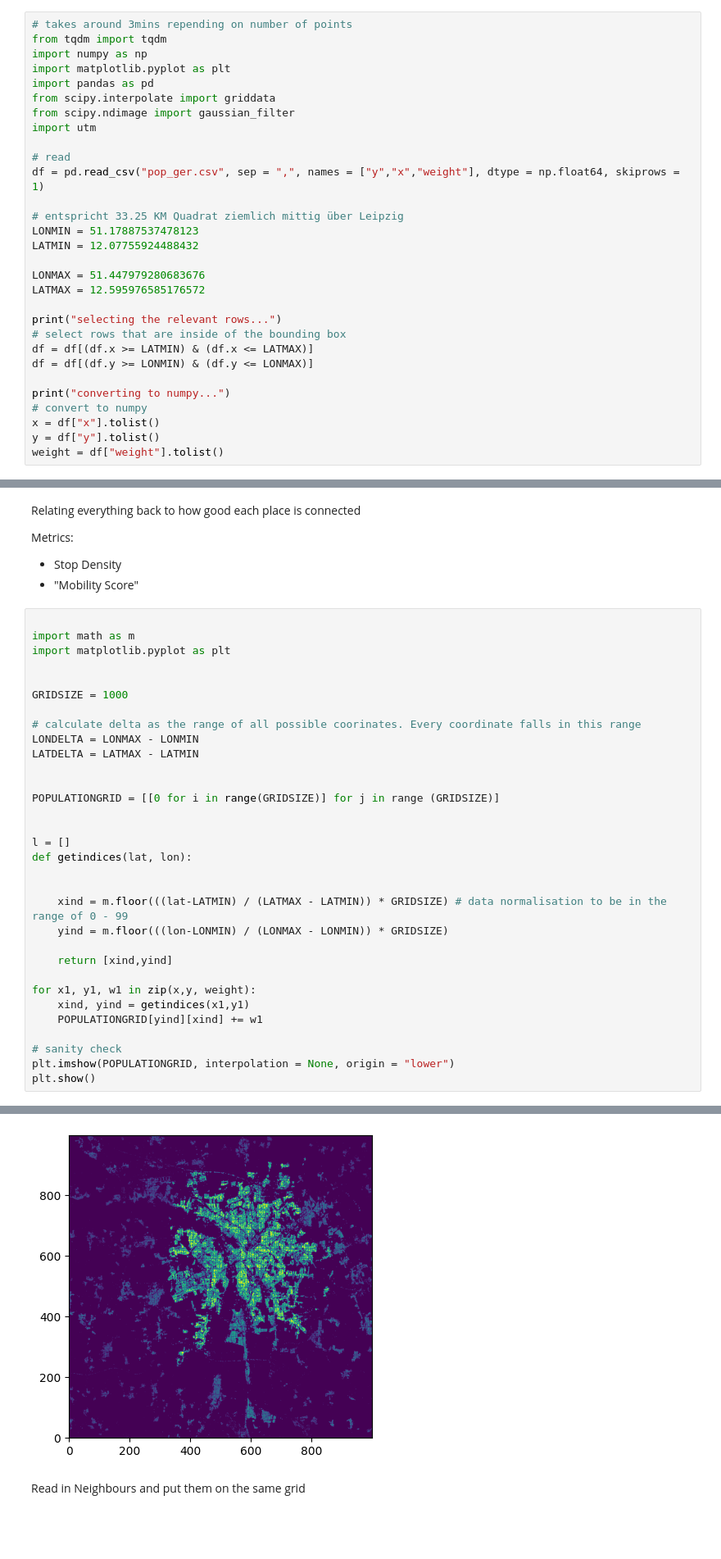
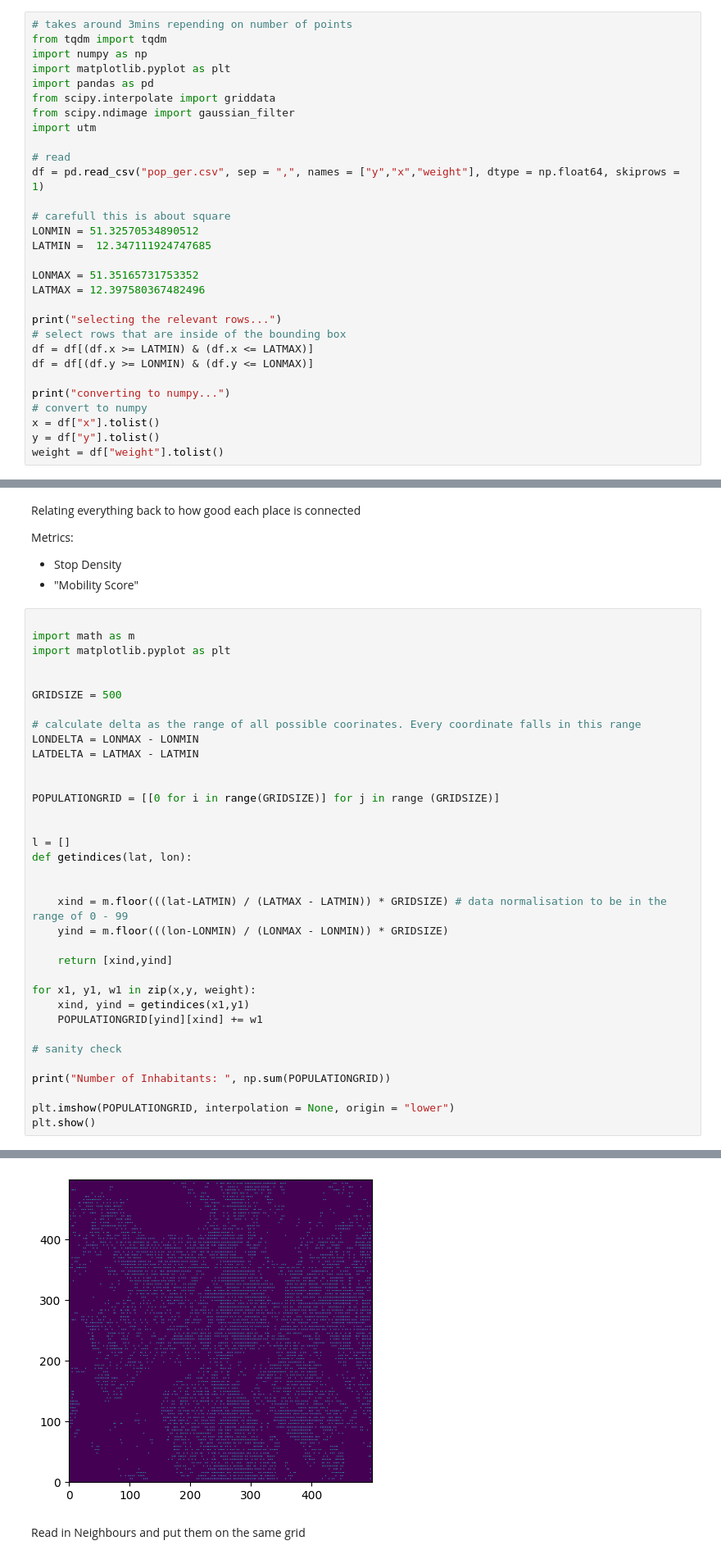
Before and after one commit to lauris-schleussner/Datascience2, a Jupyter notebook: population_density.ipynb, the cells around one changed output, grey strips where cells are left out. Shown at 82% size. Cells and saved outputs as stored; diff of their text form; blank space fills up the shorter version.

```diff
--- a/population_density.ipynb
+++ b/population_density.ipynb
@@ -13,12 +13,12 @@ import utm
 # read
 df = pd.read_csv("pop_ger.csv", sep = ",", names = ["y","x","weight"], dtype = np.float64, skiprows = 1)
 
-# entspricht 33.25 KM Quadrat ziemlich mittig über Leipzig
-LONMIN = 51.17887537478123
-LATMIN = 12.07755924488432
+# carefull this is about square
+LONMIN = 51.32570534890512
+LATMIN =  12.347111924747685
 
-LONMAX = 51.447979280683676
-LATMAX = 12.595976585176572
+LONMAX = 51.35165731753352
+LATMAX = 12.397580367482496
 
 print("selecting the relevant rows...")
 # select rows that are inside of the bounding box
@@ -62,7 +62,7 @@ import math as m
 import matplotlib.pyplot as plt
 
 
-GRIDSIZE = 1000
+GRIDSIZE = 500
 
 # calculate delta as the range of all possible coorinates. Every coordinate falls in this range
 LONDELTA = LONMAX - LONMIN
@@ -86,6 +86,9 @@ for x1, y1, w1 in zip(x,y, weight):
     POPULATIONGRID[yind][xind] += w1
 
 # sanity check
+
+print("Number of Inhabitants: ", np.sum(POPULATIONGRID))
+
 plt.imshow(POPULATIONGRID, interpolation = None, origin = "lower")
 plt.show()
 # %% [output]
@@ -92,3 +96,3 @@ plt.show()
-[figure, old version]
+[figure, new version]
 # %% [markdown]
 Read in Neighbours and put them on the same grid
```
Also changed, not shown: parts of 7 cells of this notebook.
